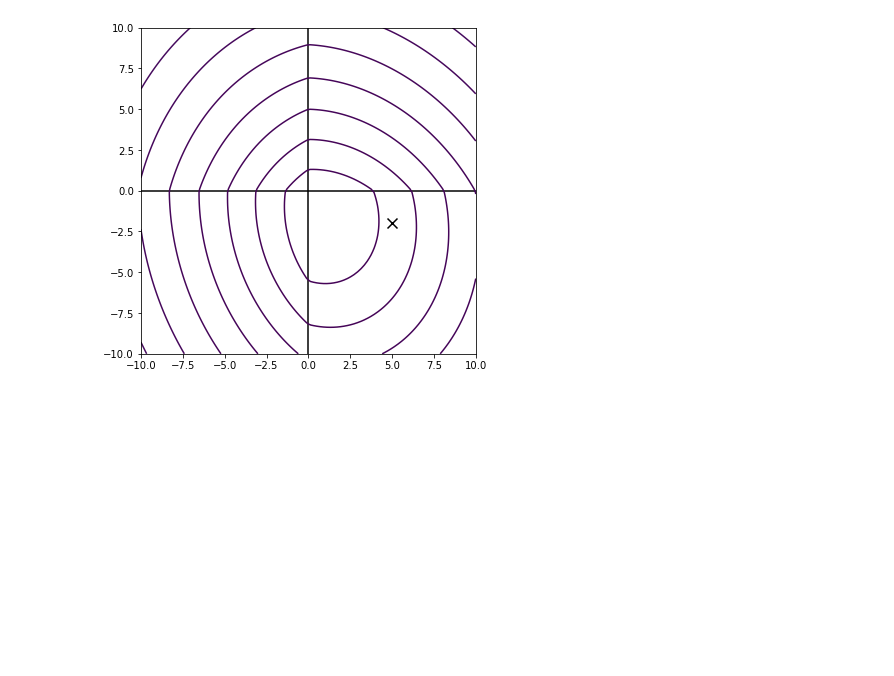
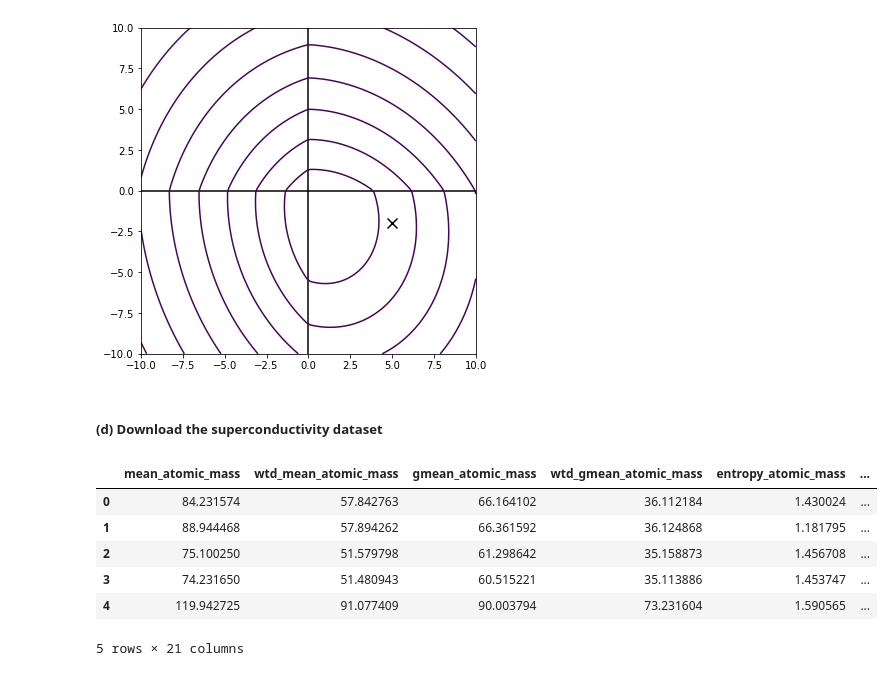
Before and after one commit to anushnap/data558hw4, a Jupyter notebook: hw4-coding.ipynb, the cells around one changed output. Drawn from its saved outputs; the diff is of its cells as text; code cells hidden in the pictures; blank space fills up the shorter version.

```diff
--- a/hw4-coding.ipynb
+++ b/hw4-coding.ipynb
@@ -221,3 +224,16 @@ min_beta = partial_min(beta_init, X, y, lam, j)
 plot_objective(X, y, computeobj, lam, min_beta)
 # %% [output]
 [figure]
+# %% [markdown]
+##### (d) Download the superconductivity dataset
+# %%
+conduct = pd.read_csv('HW4_data.csv', sep = ',')
+conduct.head()
+# %% [output]
+|  | mean_atomic_mass | wtd_mean_atomic_mass | gmean_atomic_mass | wtd_gmean_atomic_mass | entropy_atomic_mass | ... |
+| 0 | 84.231574 | 57.842763 | 66.164102 | 36.112184 | 1.430024 | ... |
+| 1 | 88.944468 | 57.894262 | 66.361592 | 36.124868 | 1.181795 | ... |
+| 2 | 75.100250 | 51.579798 | 61.298642 | 35.158873 | 1.456708 | ... |
+| 3 | 74.231650 | 51.480943 | 60.515221 | 35.113886 | 1.453747 | ... |
+| 4 | 119.942725 | 91.077409 | 90.003794 | 73.231604 | 1.590565 | ... |
+5 rows × 21 columns
```
Also changed, not shown: parts of 5 cells of this notebook.
